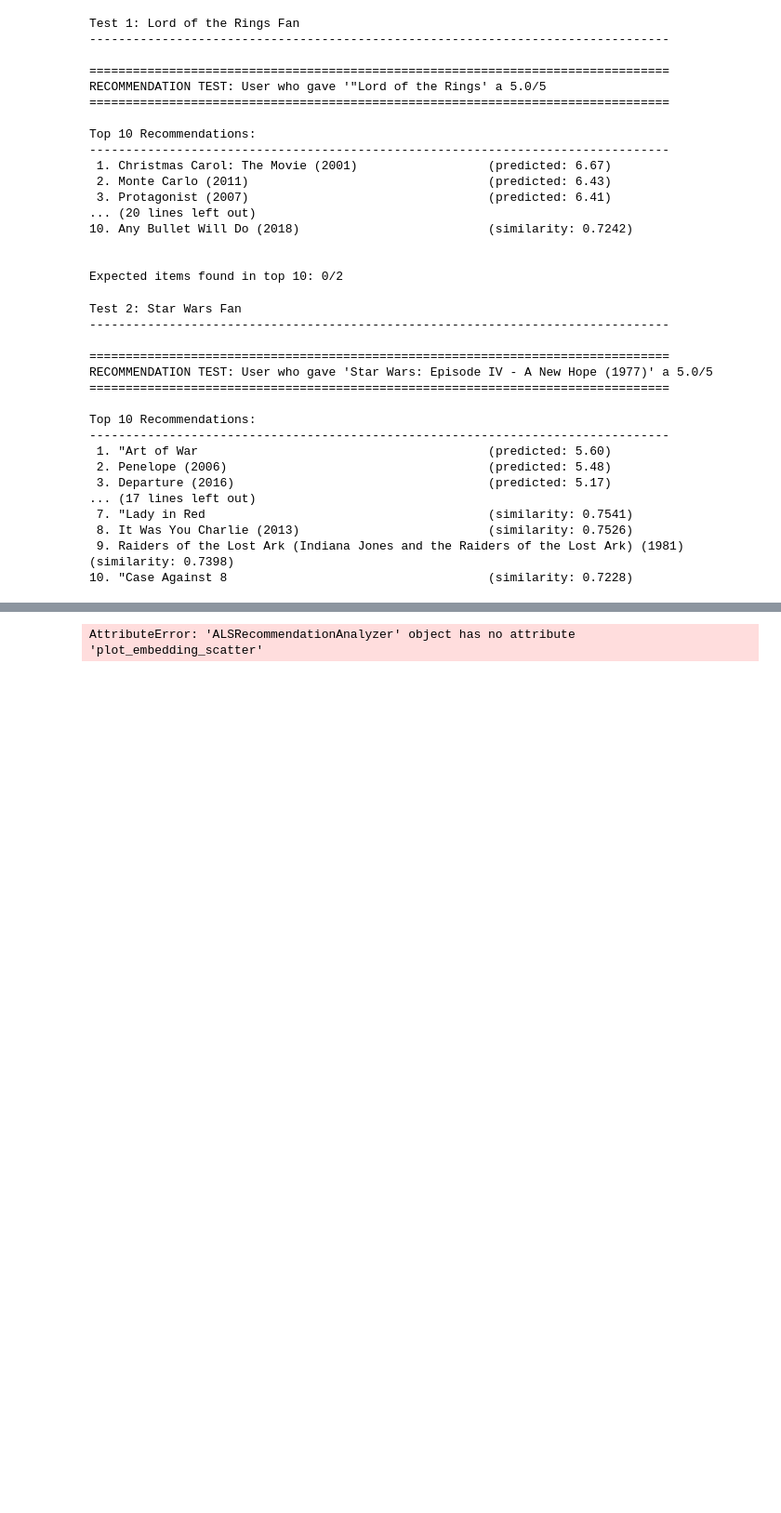
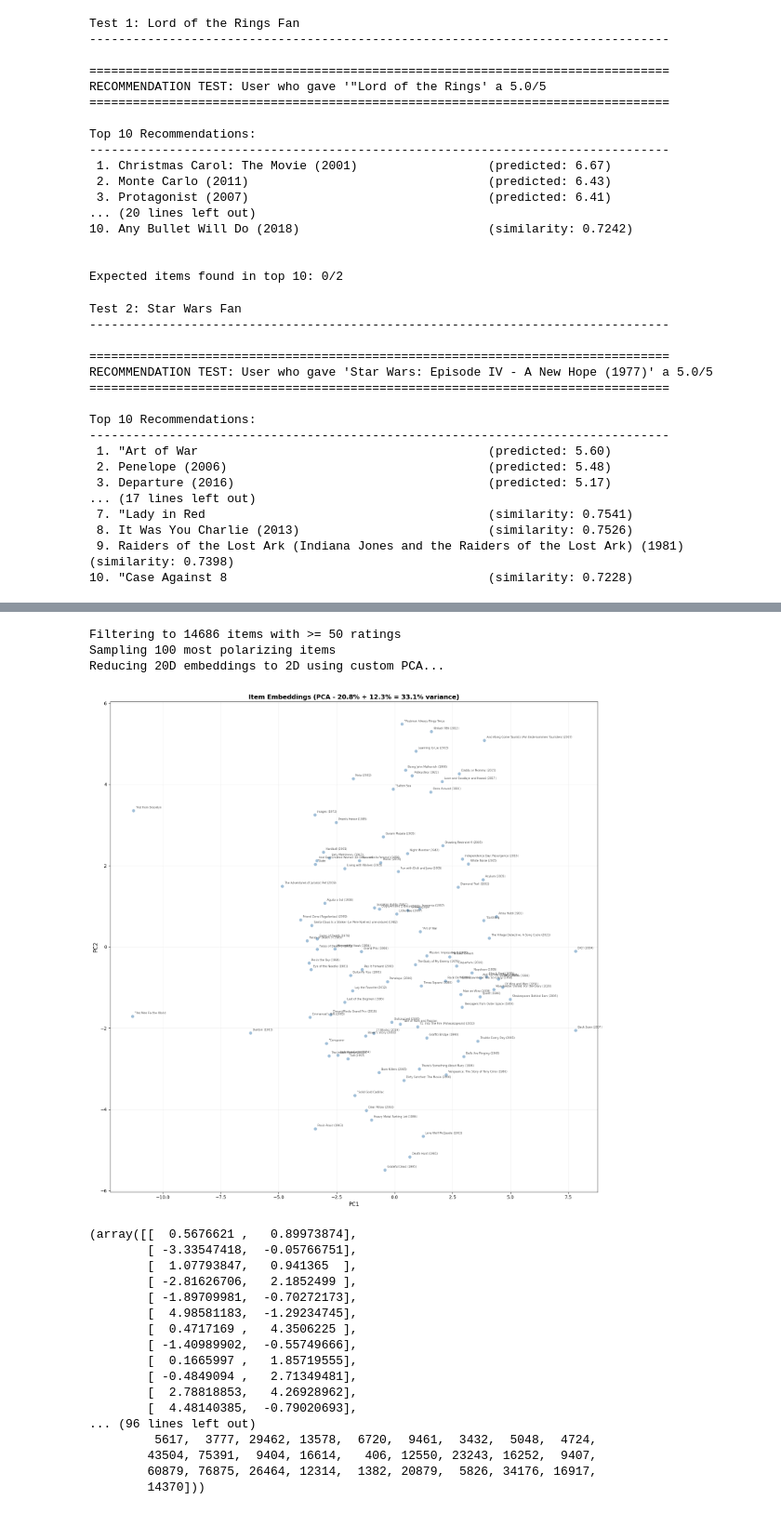
Before and after one commit to Abdulrasheed1729/rekomenda, a Jupyter notebook: notebooks/testing-model.ipynb, the cells around one changed output, grey strips where cells are left out. Shown at 93% size. Drawn from its saved outputs; the diff is of its cells as text; code cells hidden in the pictures; blank space fills up the shorter version.

Commit message:
add embedding map

```diff
--- a/notebooks/testing-model.ipynb
+++ b/notebooks/testing-model.ipynb
@@ -157,12 +157,32 @@ Name: 20126, dtype: object
-# %%
-analyser.plot_embedding_scatter(
-        n_items=1000,
-        min_ratings=50,
-        csc_matrix=csc_matrix,
-        figsize=(16, 12),
-        alpha=0.5,
-        show_labels=False,
-        label_top_n=30
-    )
-# %% [output]
-AttributeError: 'ALSRecommendationAnalyzer' object has no attribute 'plot_embedding_scatter'
+# %%
+analyser.plot_embedding_scatter(
+        n_items=100,
+        min_ratings=50,
+        csc_matrix=train_csc,
+        figsize=(16, 16),
+        alpha=0.5,
+        show_labels=True,
+        label_top_n=30
+    )
+# %% [output]
+Filtering to 14686 items with >= 50 ratings
+Sampling 100 most polarizing items
+Reducing 20D embeddings to 2D using custom PCA...
+[figure, added]
+(array([[  0.5676621 ,   0.89973874],
+        [ -3.33547418,  -0.05766751],
+        [  1.07793847,   0.941365  ],
+        [ -2.81626706,   2.1852499 ],
+        [ -1.89709981,  -0.70272173],
+        [  4.98581183,  -1.29234745],
+        [  0.4717169 ,   4.3506225 ],
+        [ -1.40989902,  -0.55749666],
+        [  0.1665997 ,   1.85719555],
+        [ -0.4849094 ,   2.71349481],
+        [  2.78818853,   4.26928962],
+        [  4.48140385,  -0.79020693],
+... (96 lines left out)
+         5617,  3777, 29462, 13578,  6720,  9461,  3432,  5048,  4724,
+        43504, 75391,  9404, 16614,   406, 12550, 23243, 16252,  9407,
+        60879, 76875, 26464, 12314,  1382, 20879,  5826, 34176, 16917,
+        14370]))
```
Also changed, not shown: parts of 3 cells of this notebook, 4 other files.
